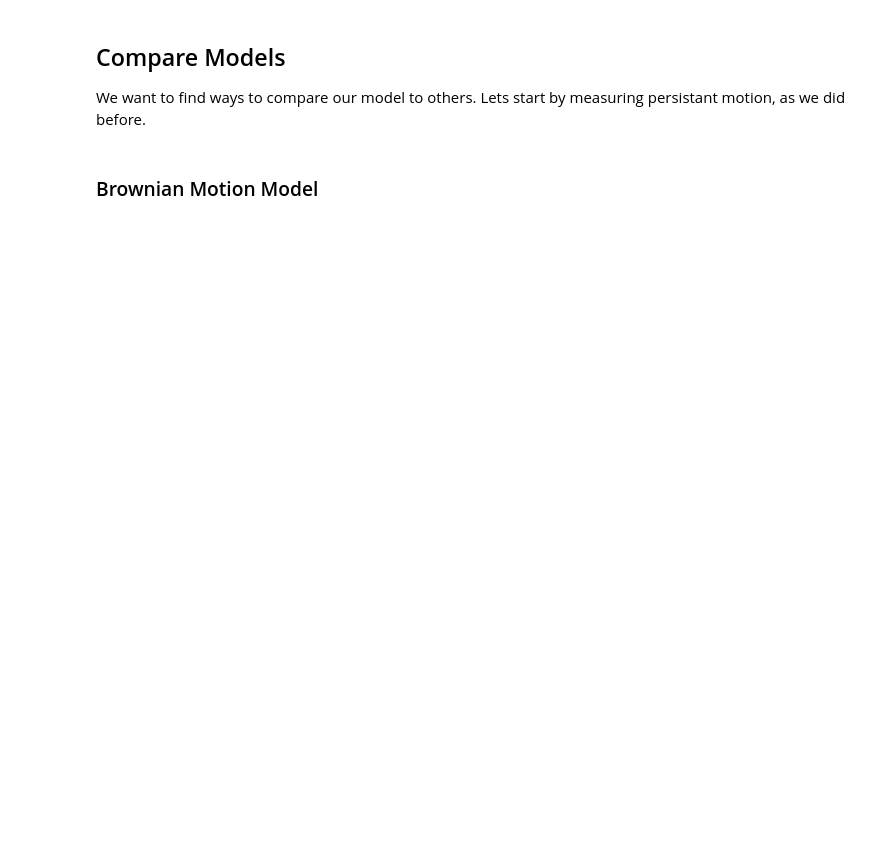
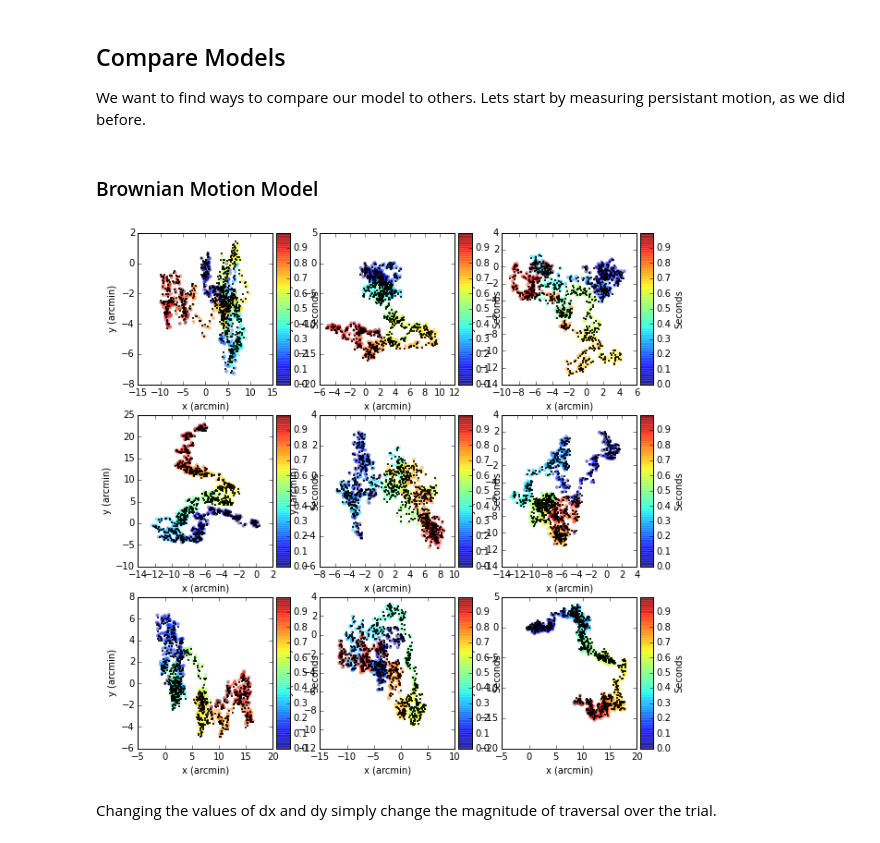
Before and after one commit to vdutell/eyemovement, a Jupyter notebook: Eye Movement Modeling.ipynb, the cells around one changed output. Drawn from its saved outputs; the diff is of its cells as text; code cells hidden in the pictures; blank space fills up the shorter version.

```diff
--- a/Eye Movement Modeling.ipynb
+++ b/Eye Movement Modeling.ipynb
@@ -1566,0 +1627,40 @@ We want to find ways to compare our model to others. Lets start by measuring per
+# %%
+mtrial = kftrials[0]
+dt = mtrial.kfdt
+tx = 1e-1
+ty = tx
+ov = mtrial.kfov
+
+##generate trials
+gentrialsbm = []
+for i in range(0,9):
+    trial = gentrialbm(dt, tx, ty, ov)
+    gentrialsbm.append(trial)
+# %%
+##calc number of rows for ncols
+ncol = 3
+nrow = int(math.ceil(len(gentrials) / ncol))
+fig, ax = plt.subplots(nrow, ncol, figsize=(10,10), sharex = False )
+
+for i, pl in enumerate(ax.flatten()):
+    trial = gentrialsbm[i]
+    ##plot original data
+    #print gentrialm
+    imraw = pl.scatter(trial.xraw, trial.yraw, s=15, c=trial.time, cmap=cm.jet, alpha=0.5, edgecolors='none')
+    pl.set_xlabel('x (arcmin)')
+    pl.set_ylabel('y (arcmin)')
+    #pl.axis('equal') ##comment this in and out
+    ##add colorbar
+    div = make_axes_locatable(pl)
+    cax = div.append_axes("right", size="10%", pad=0.05)
+    cbar = plt.colorbar(imraw, cax=cax)
+    cbar.set_label('Seconds')
+    #plot smooth data
+    #print trial.y
+    pl.scatter(trial.x, trial.y, s=1, c='black')
+
+plt.show()
+# %% [output]
+[figure, added]
+# %% [markdown]
+Changing the values of dx and dy simply change the magnitude of traversal over the trial.
```
Also changed, not shown: parts of 5 cells of this notebook.
